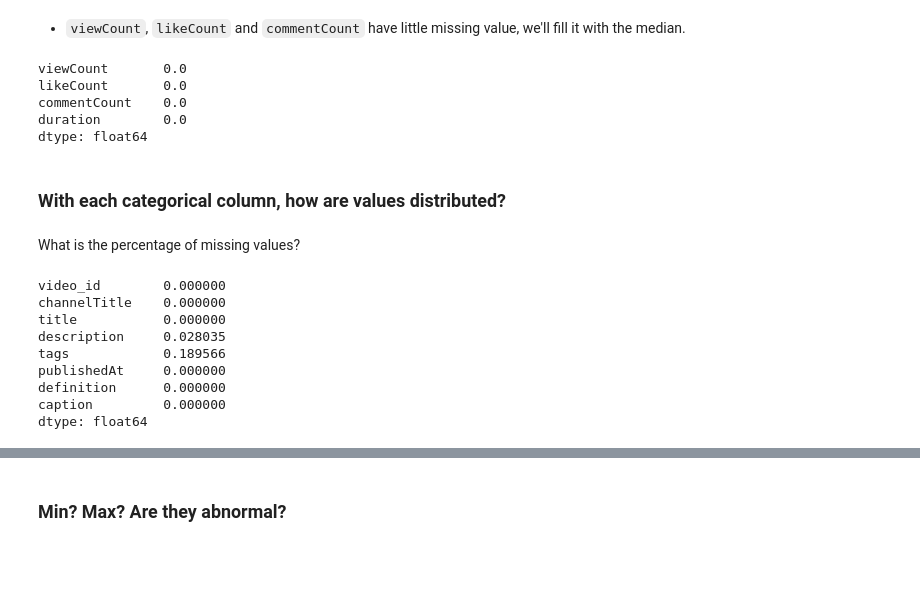
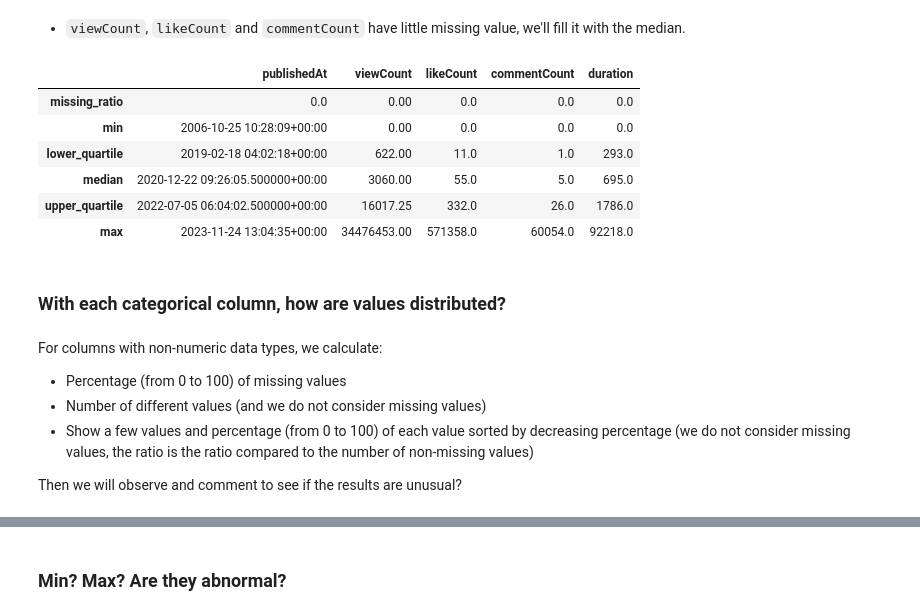
Before and after one commit to BaoDias2505/FinalProject_Introduction-to-data-science, a Jupyter notebook: notebooks/02-Data-preprocessing_exploring.ipynb, the cells around one changed output, grey strips where cells are left out. Saved outputs shown, nothing was run; the diff lists cells and outputs as text; code cells hidden in the pictures; blank space fills up the shorter version.

```diff
--- a/notebooks/02-Data-preprocessing_exploring.ipynb
+++ b/notebooks/02-Data-preprocessing_exploring.ipynb
@@ -219,35 +259,29 @@ raw_df = raw_df.drop('favouriteCount', axis=1)
 -  `viewCount`, `likeCount` and `commentCount` have little missing value, we'll fill it with the median.
 # %%
 # fill missing value with median
-missing_cols = ['viewCount','likeCount','commentCount']
+missing_cols = ['viewCount', 'likeCount', 'commentCount']
 for col in missing_cols:
-    raw_df[col] = raw_df[col].fillna(raw_df[col].median())
+    raw_df[col] = raw_df[col].fillna(raw_df[col].median().__round__(0))
+    raw_df[col] = raw_df[col].astype(np.int64)
-# %%
-# TEST
-missing_vals = raw_df.select_dtypes(include='number').isna().sum()
-missing_percentage = missing_vals / len(raw_df)
-missing_percentage
-# %% [output]
-viewCount       0.0
-likeCount       0.0
-commentCount    0.0
-duration        0.0
-dtype: float64
+# %%
+# TEST
+raw_df.select_dtypes(exclude=['object', 'bool'])\
+    .agg([missing_ratio, "min", lower_quartile, median, upper_quartile, "max"])
+# %% [output]
+|  | publishedAt | viewCount | likeCount | commentCount | duration |
+| missing_ratio | 0.0 | 0.00 | 0.0 | 0.0 | 0.0 |
+| min | 2006-10-25 10:28:09+00:00 | 0.00 | 0.0 | 0.0 | 0.0 |
+| lower_quartile | 2019-02-18 04:02:18+00:00 | 622.00 | 11.0 | 1.0 | 293.0 |
+| median | 2020-12-22 09:26:05.500000+00:00 | 3060.00 | 55.0 | 5.0 | 695.0 |
+| upper_quartile | 2022-07-05 06:04:02.500000+00:00 | 16017.25 | 332.0 | 26.0 | 1786.0 |
+| max | 2023-11-24 13:04:35+00:00 | 34476453.00 | 571358.0 | 60054.0 | 92218.0 |
 # %% [markdown]
 ### With each categorical column, how are values distributed?
-# %% [markdown]
-What is the percentage of missing values?
-# %%
-missing_vals = raw_df.select_dtypes(exclude='number').isna().sum()
-missing_percentage = missing_vals / len(raw_df)
-missing_percentage
-# %% [output]
-video_id        0.000000
-channelTitle    0.000000
-title           0.000000
-description     0.028035
-tags            0.189566
-publishedAt     0.000000
-definition      0.000000
-caption         0.000000
-dtype: float64
+# %% [markdown]
+For columns with non-numeric data types, we calculate:
+
+* Percentage (from 0 to 100) of missing values
+* Number of different values (and we do not consider missing values)
+* Show a few values and percentage (from 0 to 100) of each value sorted by decreasing percentage (we do not consider missing values, the ratio is the ratio compared to the number of non-missing values)
+
+Then we will observe and comment to see if the results are unusual?
```
Also changed, not shown: parts of 14 cells of this notebook, 3 other files.
